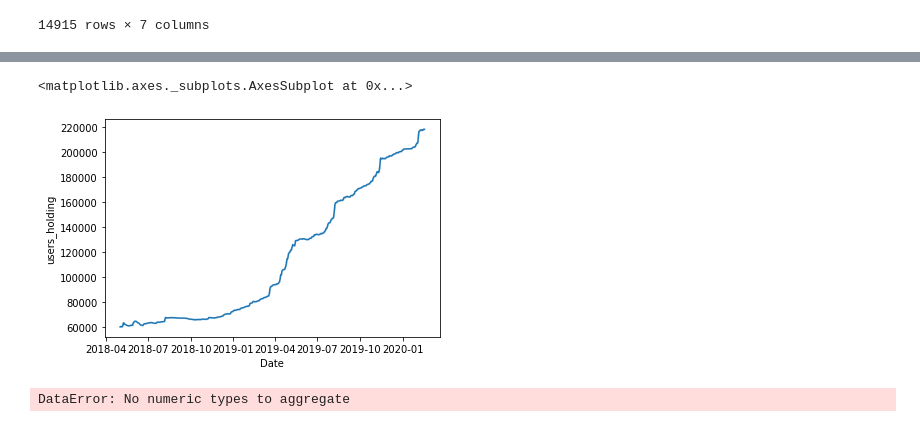
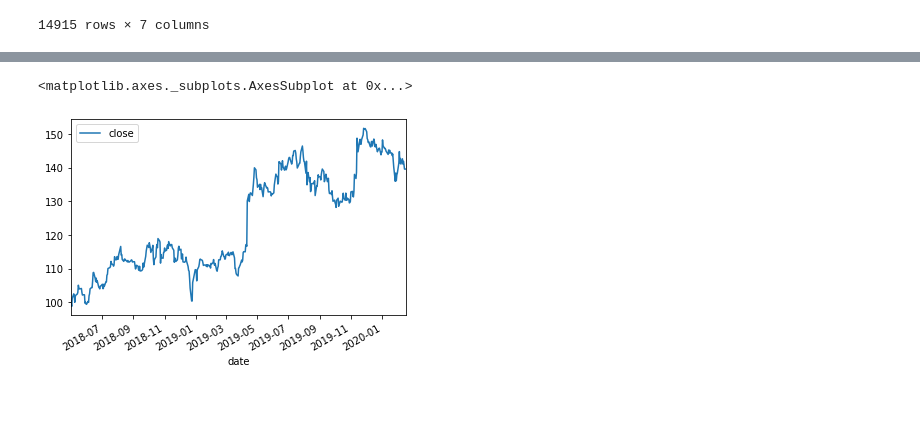
Before and after one commit to akibo1997/Disney-Stock-Data, a Jupyter notebook: Disney-vs-Robinhood/Disney-vs-Robinhood.ipynb, the cells around one changed output, grey strips where cells are left out. Drawn from its saved outputs; the diff is of its cells as text; code cells hidden in the pictures; blank space fills up the shorter version.

```diff
--- a/Disney-vs-Robinhood/Disney-vs-Robinhood.ipynb
+++ b/Disney-vs-Robinhood/Disney-vs-Robinhood.ipynb
@@ -114,10 +83,15 @@ Disney_cleaned_final
-# %%
-sns.lineplot(Robinhood_df['Date'],Robinhood_df['users_holding'])
-# %% [output]
-<matplotlib.axes._subplots.AxesSubplot at 0x...>
-[figure, removed]
-# %%
-Disney_cleaned_final.date.values.astype(int)
-sns.lineplot(Disney_df['date'],Disney_df['close'])
-# %% [output]
-DataError: No numeric types to aggregate
+# %%
+# Create shortened dataframe
+disney_df = disney_df[["date","close"]]
+
+# Convert columns to correct format and index disney data
+disney_df["date"] = pd.to_datetime(disney_df["date"])
+disney_df["close"] = pd.to_numeric(disney_df["close"])
+fixed_disney = disney_df.set_index("date")
+
+# Selected a shortened range in order to match data to robinhood dates
+fixed_disney2=fixed_disney[88:-11976]
+fixed_disney2.plot()
+# %% [output]
+<matplotlib.axes._subplots.AxesSubplot at 0x...>
+[figure, added]
```
Also changed, not shown: parts of 5 cells of this notebook.
